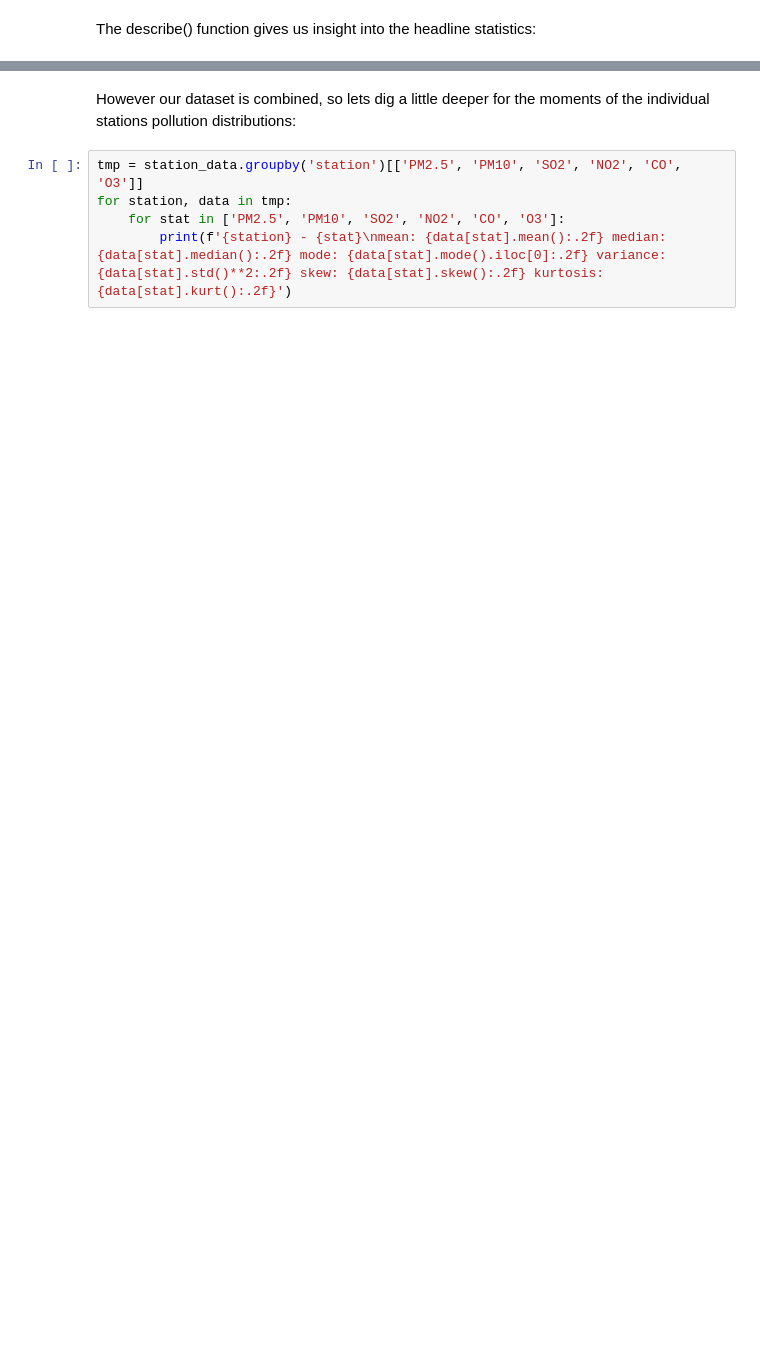
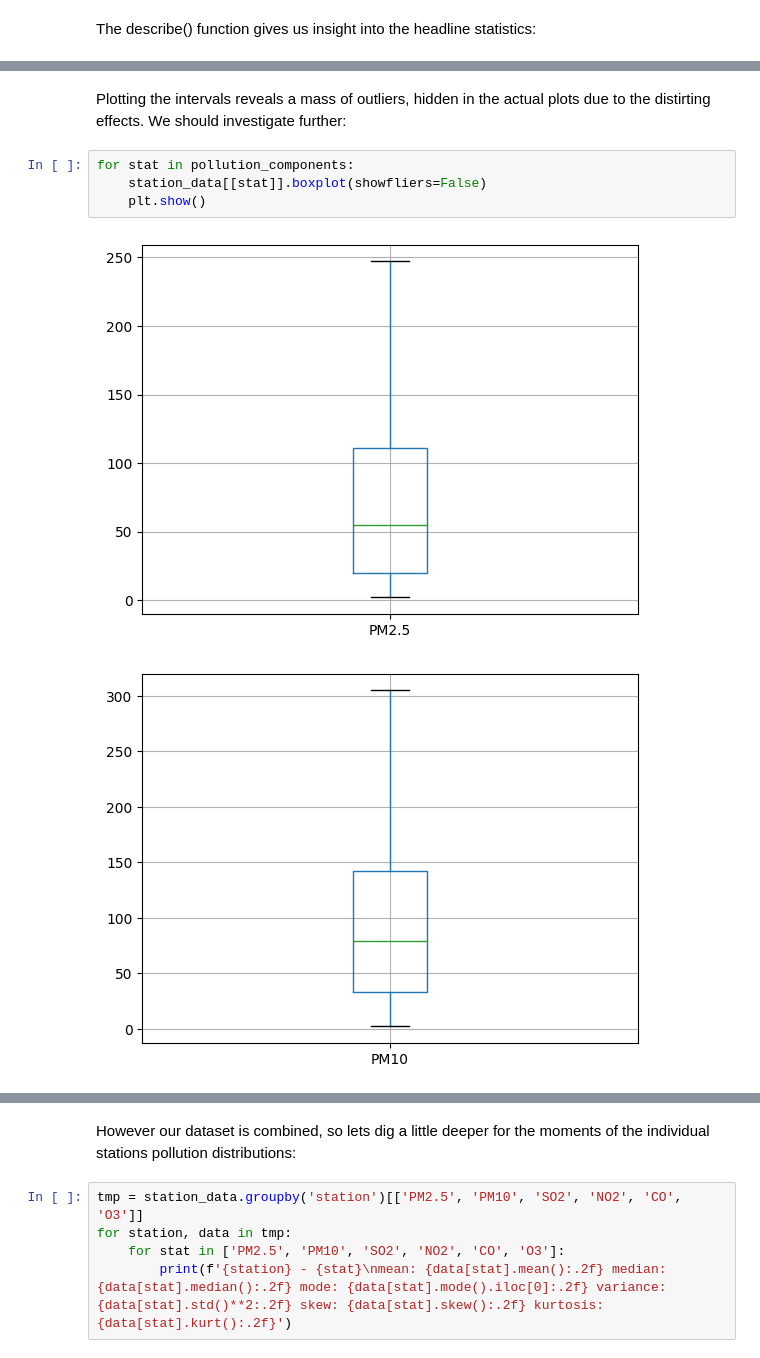
Before and after one commit to almar5855/CMP7005_PRAC1, a Jupyter notebook: st20339453 CMP7005 PRAC1.ipynb, the cells around one changed output, grey strips where cells are left out. Saved outputs shown, nothing was run; the diff lists cells and outputs as text; blank space fills up the shorter version.

Commit message:
Added box plots for the data, which we discussed last week

```diff
--- a/st20339453 CMP7005 PRAC1.ipynb
+++ b/st20339453 CMP7005 PRAC1.ipynb
@@ -105,0 +173,9 @@ station_data.describe()
+# %% [markdown]
+Plotting the intervals reveals a mass of outliers, hidden in the actual plots due to the distirting effects. We should investigate further:
+# %%
+for stat in pollution_components:
+    station_data[[stat]].boxplot(showfliers=False)
+    plt.show()
+# %% [output]
+[figure, added]
+[figure, added]
```
Also changed, not shown: parts of 16 cells of this notebook.
